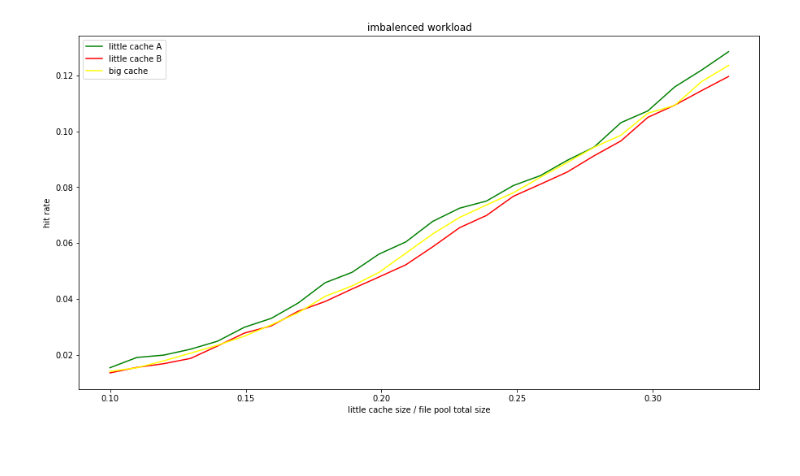
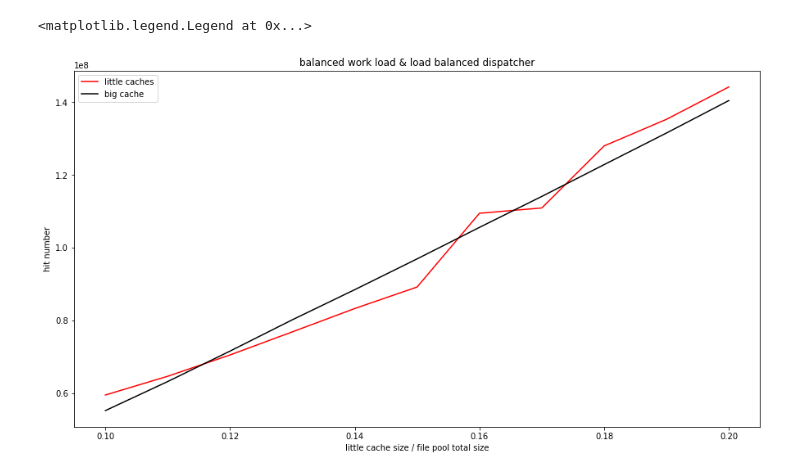
Before and after one commit to Peixuan670/cache_simulation, a Jupyter notebook: cache_simu.ipynb, the cells around one changed output. Saved outputs shown, nothing was run; the diff lists cells and outputs as text; code cells hidden in the pictures; blank space fills up the shorter version.

```diff
--- a/cache_simu.ipynb
+++ b/cache_simu.ipynb
@@ -96,5 +138,6 @@ class Server:                                       # 服务器(cache)
 # %%
-FILE_NUM = int(1e2)
-REQUEST_NUM = int(1e4)
+FILE_NUM = int(1e4)
+REQUEST_NUM = int(1e5)
+CACHE_NUMBER = 4
 # %%
 client_balenced = Client(FILE_NUM, REQUEST_NUM)
@@ -181,0 +183,10 @@ for cache_size in range(client_imbalenced.file_pool_size // 10, client_imbalence
+# %%
+colors = ['green', 'yellow', 'blue', 'red']
+plt.figure(figsize=(15,8))
+for i in range(CACHE_NUMBER):
+    plt.plot(cache_size_array, [j[i] for j in small_server_hit_rate], color=colors[i], label='little cache ' + str(i + 1))
+plt.plot(cache_size_array, big_server_hit_rate, color='black', label='big cache')
+plt.xlabel("little cache size / file pool total size")
+plt.ylabel("hit rate")
+plt.title("balanced work load & simple hash")
+plt.legend()
@@ -182,12 +196,27 @@ for cache_size in range(client_imbalenced.file_pool_size // 10, client_imbalence
+# %%
+small_server_hit_rate = []
+small_server_hit_number = []
+big_server_hit_rate = []
+big_server_hit_number = []
+
+cache_size_array = []
+for cache_size in range(client_balenced.file_pool_size // 10, client_balenced.file_pool_size // 5, client_balenced.file_pool_size // 100):
+    cache_size_array.append(cache_size / client_balenced.file_pool_size)
+    hash_dispatcher = Dispatcher(FILE_NUM, cache_size, CACHE_NUMBER, False)
+    for request_file in client_balenced.make_requests():
+        hash_dispatcher.handle_requests(request_file)
+    small_server_hit_rate.append([i.hit_rate() for i in hash_dispatcher.small_caches])
+    small_server_hit_number.append(sum([i.hit_count for i in hash_dispatcher.small_caches]))
+    big_server_hit_rate.append(hash_dispatcher.big_cache.hit_rate())
+    big_server_hit_number.append(hash_dispatcher.big_cache.hit_count)
 # %%
-plt.figure(figsize=(15, 8))
-plt.plot(cache_size_array, little_server_a_hit_rate, color='green', label='little cache A')
-plt.plot(cache_size_array, little_server_b_hit_rate, color='red', label='little cache B')
-plt.plot(cache_size_array, big_server_hit_rate, color='yellow', label='big cache')
+plt.figure(figsize=(15,8))
+plt.plot(cache_size_array, small_server_hit_number, color='red', label='little caches')
+plt.plot(cache_size_array, big_server_hit_number, color='black', label='big cache')
 plt.xlabel("little cache size / file pool total size")
-plt.ylabel("hit rate")
-plt.title("imbalenced workload")
+plt.ylabel("hit number")
+plt.title("balanced work load & load balanced dispatcher")
 plt.legend()
-plt.show()
 # %% [output]
+<matplotlib.legend.Legend at 0x...>
-[figure, old version]
+[figure, new version]
```
Also changed, not shown: parts of 13 cells of this notebook, 1 other file.
